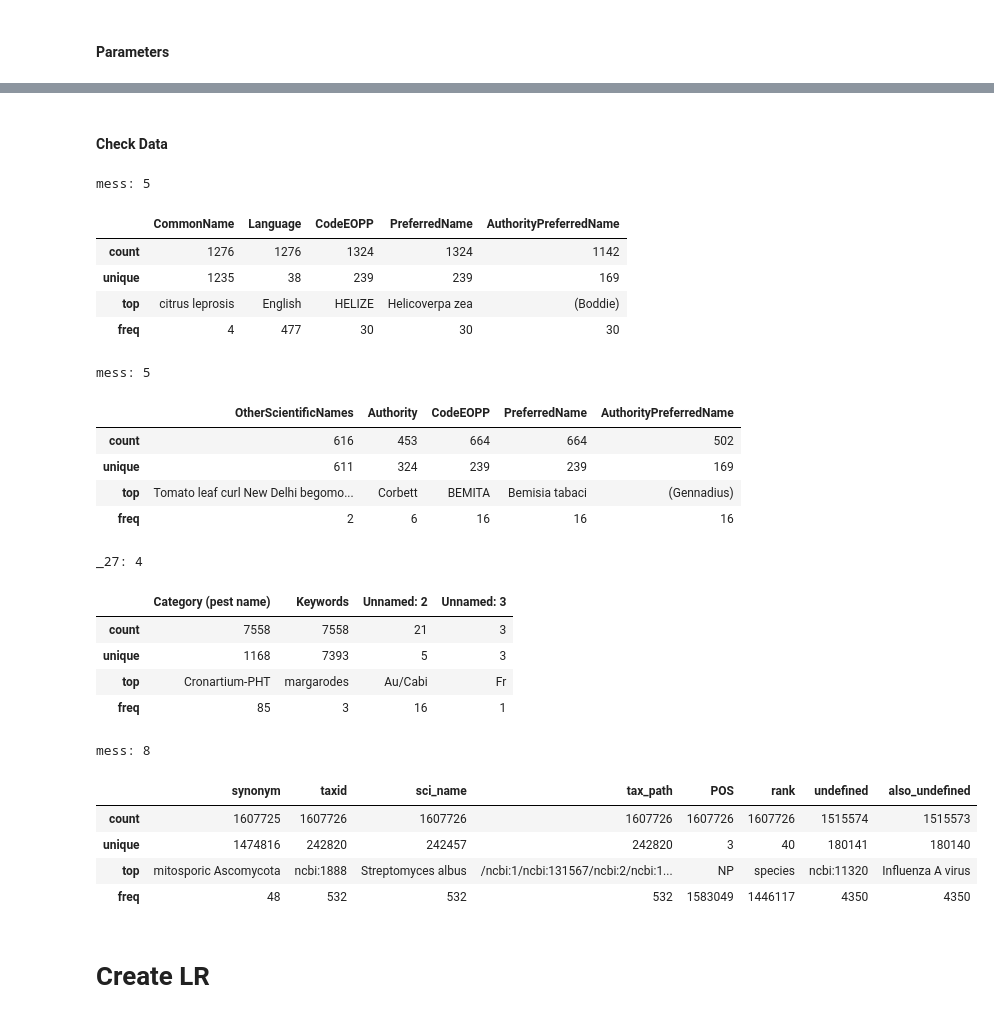
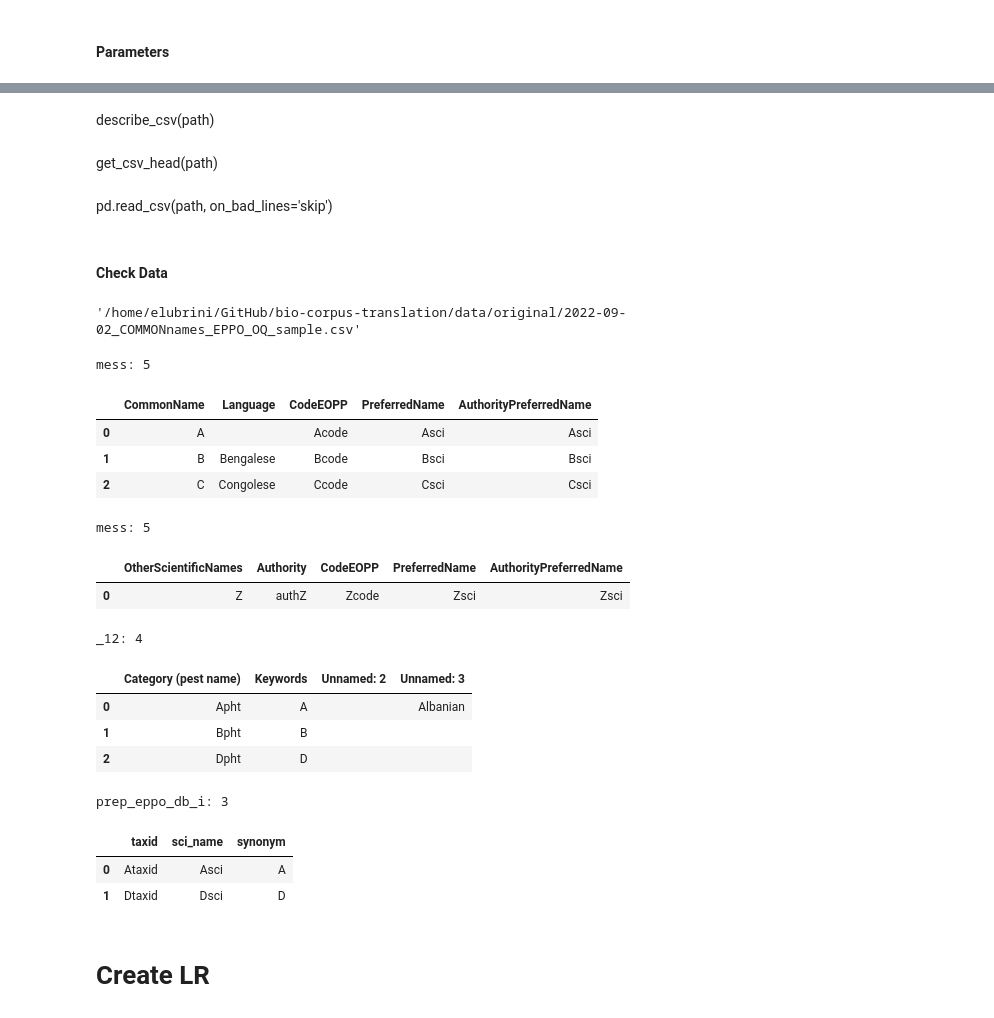
Before and after one commit to e-lubrini/quarantine-organisms-kr-nlp, a Jupyter notebook: lexical_resources/main.ipynb, the cells around one changed output, grey strips where cells are left out. Cells and saved outputs as stored; diff of their text form; code cells hidden in the pictures.

```diff
--- a/lexical_resources/main.ipynb
+++ b/lexical_resources/main.ipynb
@@ -3 +1,4 @@ SAMPLE = False
+# %%
+SAMPLE = True
+SAMPLE_SUFFIX = '_sample' # for input and output files
 # %% [markdown]
@@ -31,8 +32,8 @@ from dsutils.nlp.language import get_lang_code
 db_paths = dict(
     eppo_com = get_datafile_path('original/2022-09-02_COMMONnames_EPPO_OQ.csv'),
     eppo_sci = get_datafile_path('original/2022-09-02_SCIENTIFICnames_EPPO_OQ.csv'),
-    efsa = get_datafile_path('EFSA-keyword-match/FichierMotsClesMagaliLarenaudie.csv'),
-    ncbi = get_datafile_path('taxa+id_full.txt'), # or taxa+id_microbes+insects.txt
+    efsa = get_datafile_path('efsa_keyword_match/FichierMotsClesMagaliLarenaudie.csv'),
+    ncbi = get_datafile_path('original/taxa+id_full.txt'), # or taxa+id_microbes+insects.txt
 )
 
 glossary_paths = dict(
@@ -43,8 +44,8 @@ glossary_paths = dict(
 ## Output
 data_path = get_data_path()
 full_eppo_path = os.path.join(data_path, 'eppo_glossary.csv')
-annotation_path = os.path.join(data_path, 'LRs_for_annotation')
-anno_gloss_path = os.path.join(data_path, 'annotation_glossary.csv')
+output_path = os.path.join(data_path, 'output')
+output_gloss_path = os.path.join(data_path, 'output_glossary.csv')
 LR_filepath = 'LR.csv'
 # %% [markdown]
 #### Definitions
@@ -69,18 +81,22 @@ assert to_pattern(r'chrysom_le%+ray_e+du+concombre') == 'chrysom\wle\w* ray\we d
 # %% [markdown]
 #### Parameters
 # %%
+## parameters to read ncbi file
 ncbi_sep = '\t'
 ncbi_header = ['synonym','taxid','sci_name','tax_path','POS','rank','_', '__']
+
+## which ncbi file to use (specifying extension)
 ncbi_ext = '.csv'
+db_paths['ncbi'] = db_paths['ncbi'][:-(len(ncbi_ext))]+ncbi_ext
 
-db_paths['ncbi'] = db_paths['ncbi'][:-4]+ncbi_ext
+## use a shorter sample file for testing
 if SAMPLE:
     for k in db_paths.keys():
-        db_paths[k] = db_paths[k][:-4]+' copy'+db_paths[k][-4:]
-    LR_filepath = LR_filepath[:-4]+'_sample'+LR_filepath[-4:]
+        db_paths[k] = db_paths[k][:-4]+SAMPLE_SUFFIX+db_paths[k][-4:]
+    LR_filepath = LR_filepath[:-4]+SAMPLE_SUFFIX+LR_filepath[-4:]
 
-## name of the desired coluimns in the LR
-anno_gloss_column_names = ['EPPO_CODE', 'EFSA_PHT', 'NCBI_TAXID', # 3 partial keys to relative dataset
+## name of the desired coluimns in the output LR
+output_gloss_column_names = ['EPPO_CODE', 'EFSA_PHT', 'NCBI_TAXID', # 3 partial keys to relative dataset
                            'preferred_name', 'synonym', 're',# terms
                            'ds_language', 'match_language'] # languages
 # %%
@@ -99,10 +115,3 @@ cc = dict(
             'sci_name', 'synonym', None,
             None, None],
     )
-# %%
-path =get_datafile_path('taxa+id_microbes+insects.csv')
-with open(path) as f:
-    line = f.readline()
-    line = f.readline()
-
-print(line)
@@ -151,45 +128,48 @@ pd.read_csv(path, on_bad_lines='skip')
+# %% [markdown]
+describe_csv(path)
+# %% [markdown]
+get_csv_head(path)
+# %% [markdown]
+pd.read_csv(path, on_bad_lines='skip')
 # %% [markdown]
 #### Check Data
+# %%
+db_paths['eppo_com']
+# %% [output]
+'/home/elubrini/GitHub/bio-corpus-translation/data/original/2022-09-02_COMMONnames_EPPO_OQ_sample.csv'
 # %%
 for db_name, path in db_paths.items():
     dbg(len(describe_csv(path).columns))
     if (len(describe_csv(path).columns))<=2:
         dbg(path)
         display(describe_csv(path))
         print('starting csv format standardisation:')
-        normalised_df = pd.read_csv(path, names=ncbi_header, index_col=0, on_bad_lines='skip', sep=ncbi_sep).reset_index(level=0)
+        normalised_df = pd.read_csv(path, names=ncbi_header, index_col=0, on_bad_lines='skip', sep=ncbi_sep, keep_default_na=False).reset_index(level=0)
         print('standardised:')
         display(normalised_df.head())
         new_path = path[:-4]+'.csv'
 
         normalised_df.to_csv(new_path, index=False,)
         db_paths[db_name] = new_path
-    display(describe_csv(path))
+    display(pd.read_csv(path, keep_default_na=False).head())
 # %% [output]
 mess: 5
 |  | CommonName | Language | CodeEOPP | PreferredName | AuthorityPreferredName |
-| count | 1276 | 1276 | 1324 | 1324 | 1142 |
-| unique | 1235 | 38 | 239 | 239 | 169 |
-| top | citrus leprosis | English | HELIZE | Helicoverpa zea | (Boddie) |
-| freq | 4 | 477 | 30 | 30 | 30 |
+| 0 | A |  | Acode | Asci | Asci |
+| 1 | B | Bengalese | Bcode | Bsci | Bsci |
+| 2 | C | Congolese | Ccode | Csci | Csci |
 mess: 5
 |  | OtherScientificNames | Authority | CodeEOPP | PreferredName | AuthorityPreferredName |
-| count | 616 | 453 | 664 | 664 | 502 |
-| unique | 611 | 324 | 239 | 239 | 169 |
-| top | Tomato leaf curl New Delhi begomo... | Corbett | BEMITA | Bemisia tabaci | (Gennadius) |
-| freq | 2 | 6 | 16 | 16 | 16 |
+| 0 | Z | authZ | Zcode | Zsci | Zsci |
-_27: 4
+_12: 4
 |  | Category (pest name) | Keywords | Unnamed: 2 | Unnamed: 3 |
-| count | 7558 | 7558 | 21 | 3 |
-| unique | 1168 | 7393 | 5 | 3 |
-| top | Cronartium-PHT | margarodes | Au/Cabi | Fr |
-| freq | 85 | 3 | 16 | 1 |
+| 0 | Apht | A |  | Albanian |
+| 1 | Bpht | B |  |  |
+| 2 | Dpht | D |  |  |
-mess: 8
+prep_eppo_db_i: 3
-|  | synonym | taxid | sci_name | tax_path | POS | rank | undefined | also_undefined |
-| count | 1607725 | 1607726 | 1607726 | 1607726 | 1607726 | 1607726 | 1515574 | 1515573 |
-| unique | 1474816 | 242820 | 242457 | 242820 | 3 | 40 | 180141 | 180140 |
-| top | mitosporic Ascomycota | ncbi:1888 | Streptomyces albus | /ncbi:1/ncbi:131567/ncbi:2/ncbi:1... | NP | species | ncbi:11320 | Influenza A virus |
-| freq | 48 | 532 | 532 | 532 | 1583049 | 1446117 | 4350 | 4350 |
+|  | taxid | sci_name | synonym |
+| 0 | Ataxid | Asci | A |
+| 1 | Dtaxid | Dsci | D |
 # %% [markdown]
 # Create LR
 # %% [markdown]
```
Also changed, not shown: parts of 39 cells of this notebook.
